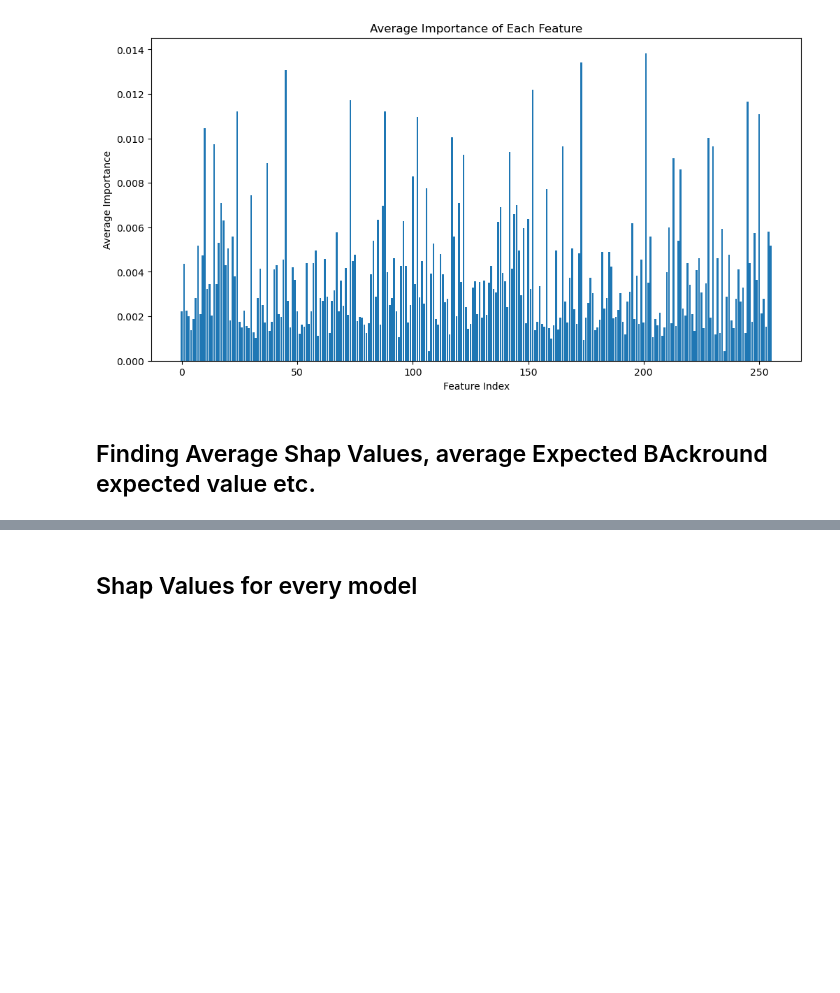
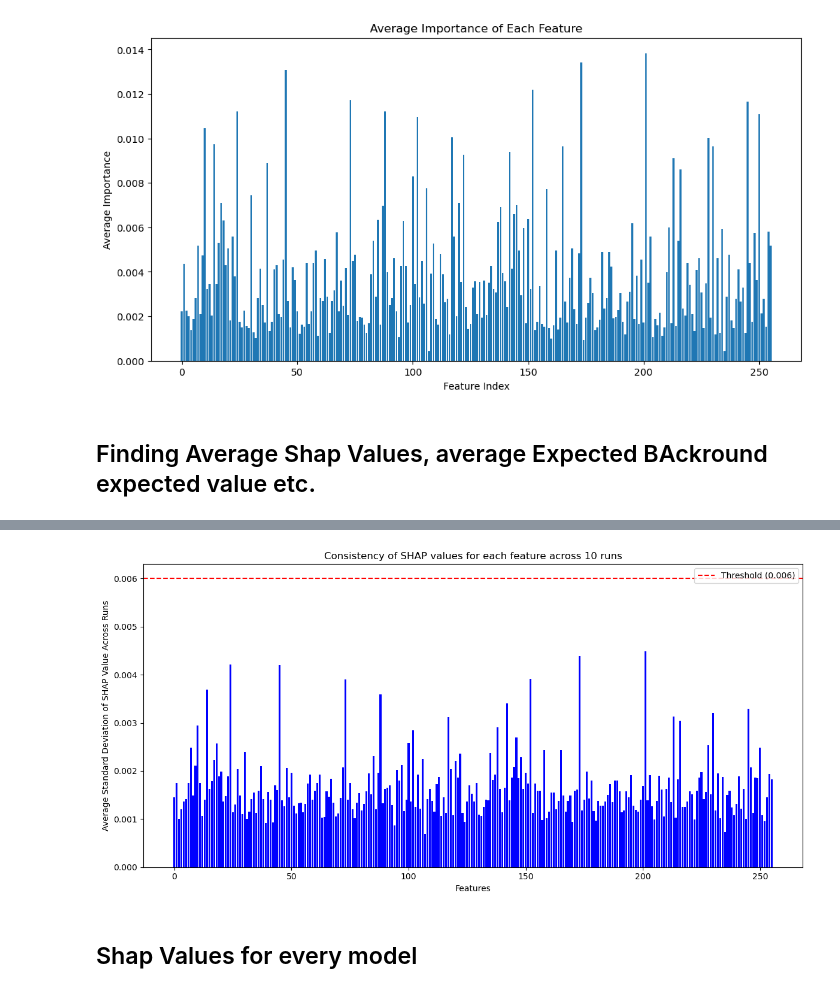
Before and after one commit to myanacondadonttt/RoofNetXAI, a Jupyter notebook: Notebooks/Algorithms Shap Models Past 10 runs.ipynb, the cells around one changed output, grey strips where cells are left out. Cells and saved outputs as stored; diff of their text form; code cells hidden in the pictures; blank space fills up the shorter version.

```diff
--- a/Notebooks/Algorithms Shap Models Past 10 runs.ipynb
+++ b/Notebooks/Algorithms Shap Models Past 10 runs.ipynb
@@ -840,3 +842,44 @@ plt.show()
+# %%
+import numpy as np
+import os
+import matplotlib.pyplot as plt
+
+def load_shap_values_from_folder(folder_path):
+    all_shap_values = []
+
+    # Loop over files in the folder
+    for file_name in sorted(os.listdir(folder_path)):
+        if file_name.startswith("shap_values_model_"):
+            file_path = os.path.join(folder_path, file_name)
+            shap_values = np.load(file_path)  # Assuming .npy format
+            all_shap_values.append(shap_values)
+
+    return np.array(all_shap_values)
+
+shap_values_directory = '/Users/Lisa/Desktop/Master Thesis/RoofNetXAI/Notebooks/shap_values_sota_10_new/'
+all_shap_values = load_shap_values_from_folder(shap_values_directory)
+
+# Calculate the standard deviation of SHAP values for each feature across runs
+std_shap_values_per_feature_across_runs = np.std(all_shap_values, axis=0)
+
+# Compute the average standard deviation for each feature (averaging across instances)
+avg_std_per_feature = np.mean(std_shap_values_per_feature_across_runs, axis=0)
+
+# Set a threshold for consistency
+threshold = 0.006  # Adjust based on your domain knowledge
+
+# Visualization using a bar plot
+plt.figure(figsize=(12, 6))
+plt.bar(range(len(avg_std_per_feature)), avg_std_per_feature, color='blue')
+plt.axhline(y=threshold, color='red', linestyle='--', label=f'Threshold ({threshold})')
+plt.xlabel('Features')
+plt.ylabel('Average Standard Deviation of SHAP Value Across Runs')
+plt.title('Consistency of SHAP values for each feature across 10 runs')
+plt.legend()
+plt.tight_layout()
+plt.show()
+# %% [output]
+[figure, added]
 # %%
 def load_all_models(directory, model_class):
     """
```
Also changed, not shown: parts of 1 cell of this notebook, 3 other files.
